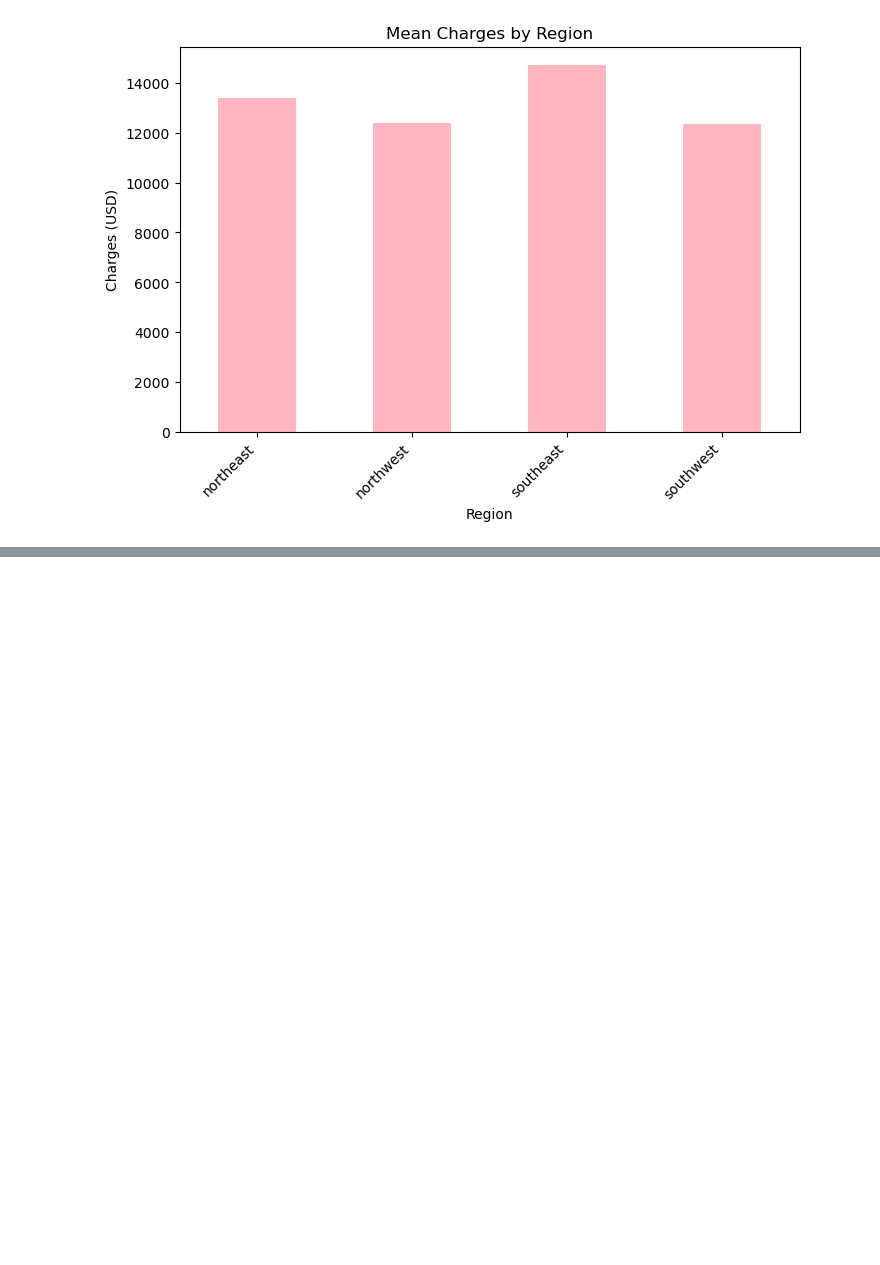
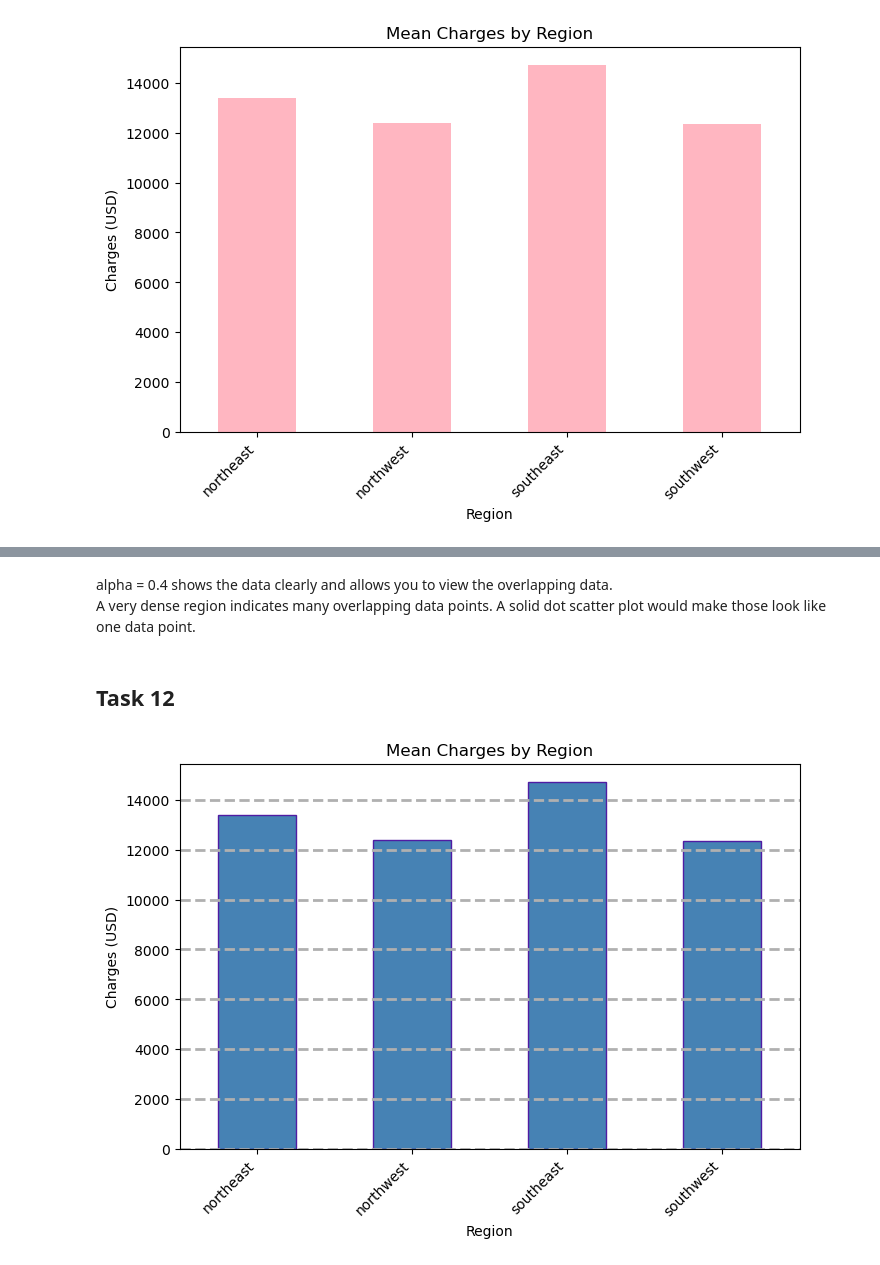
Before and after one commit to S-Shockley/Chart-Customization-Project, a Jupyter notebook: chart.ipynb, the cells around one changed output, grey strips where cells are left out. Saved outputs shown, nothing was run; the diff lists cells and outputs as text; code cells hidden in the pictures; blank space fills up the shorter version.

```diff
--- a/chart.ipynb
+++ b/chart.ipynb
@@ -162,0 +214,21 @@ plt.show()
+# %% [markdown]
+alpha = 0.4 shows the data clearly and allows you to view the overlapping data.
+A very dense region indicates many overlapping data points. A solid dot scatter plot would make those look like one data point.
+# %% [markdown]
+## Task 12
+# %%
+region_avg = df.groupby('region')['charges'].mean()
+ax = region_avg.plot(
+    kind='bar',
+    figsize=(8, 5),
+    title="Mean Charges by Region",
+    xlabel="Region",
+    ylabel="Charges (USD)",
+    color="steelblue",
+    edgecolor="#501CA3")
+plt.xticks(rotation=45, ha='right')
+plt.grid(axis='y', linestyle='--', linewidth=2.0)
+
+plt.show()
+# %% [output]
+[figure, added]
```
Also changed, not shown: parts of 38 cells of this notebook, 2 other files.
